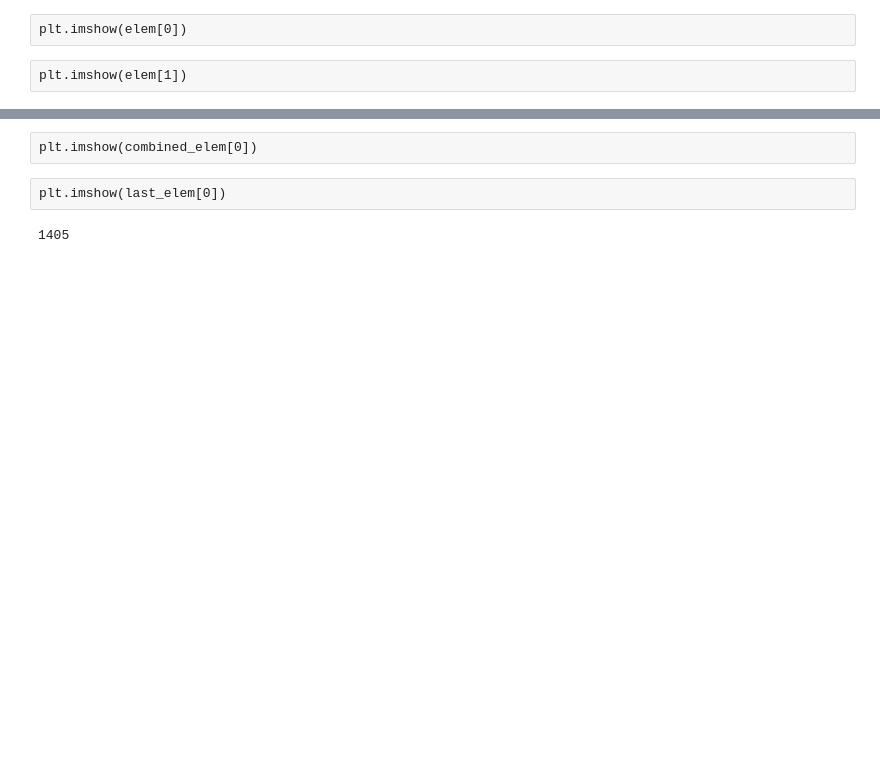
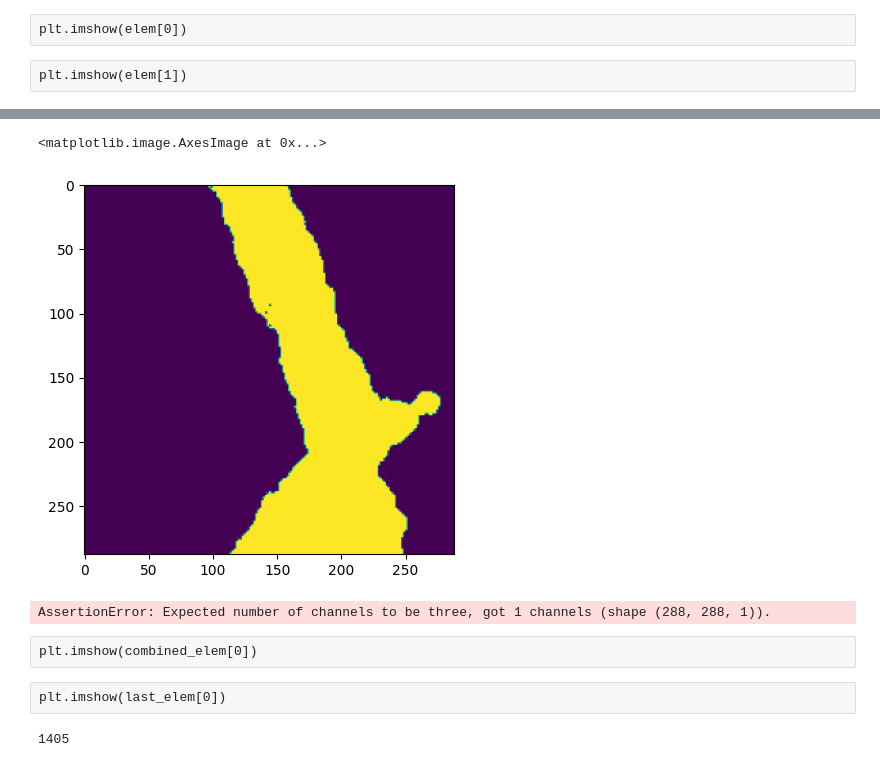
Before and after one commit to augustin-delabrosse/inrae-segmentation-bocage, a Jupyter notebook: pipeline_creation.ipynb, the cells around one changed output, grey strips where cells are left out. Saved outputs shown, nothing was run; the diff lists cells and outputs as text; code cells hidden in the pictures; blank space fills up the shorter version.

Commit message:
worked on the creation of a preprocessing and data augmentation pipeline

```diff
--- a/pipeline_creation.ipynb
+++ b/pipeline_creation.ipynb
@@ -136,0 +140,5 @@ plt.imshow(mask_aug.numpy())
+# %%
+plt.imshow(mask_aug)
+# %% [output]
+<matplotlib.image.AxesImage at 0x...>
+[figure, added]
@@ -137,3 +147,7 @@ plt.imshow(mask_aug.numpy())
+# %%
+serie_combined_dataset.map(lambda x: augment_data(x[0], x[1]))
+# %% [output]
+AssertionError: Expected number of channels to be three, got 1 channels (shape (288, 288, 1)).
 # %%
 # Function to generate new image and mask pairs
 def generate_new_data():
```
Also changed, not shown: parts of 7 cells of this notebook.
